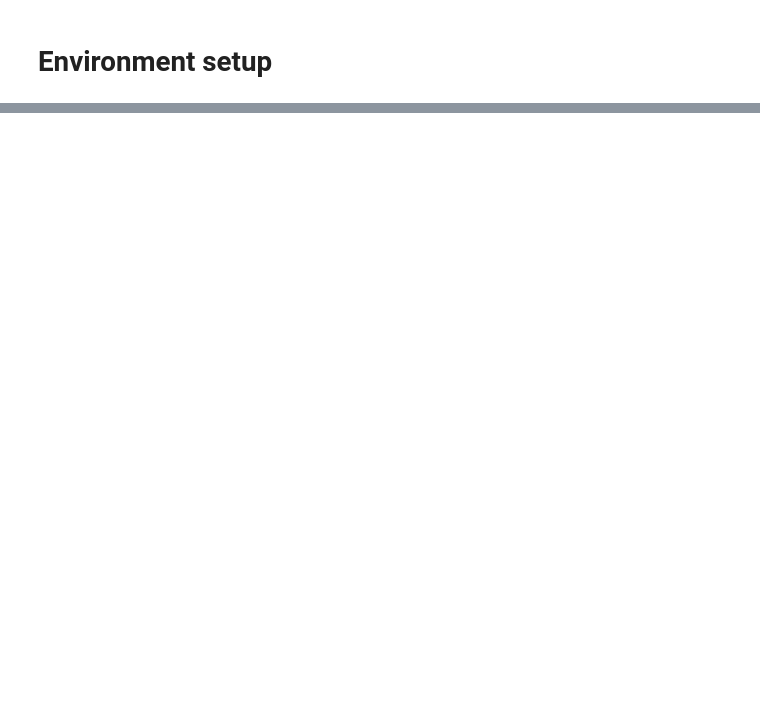
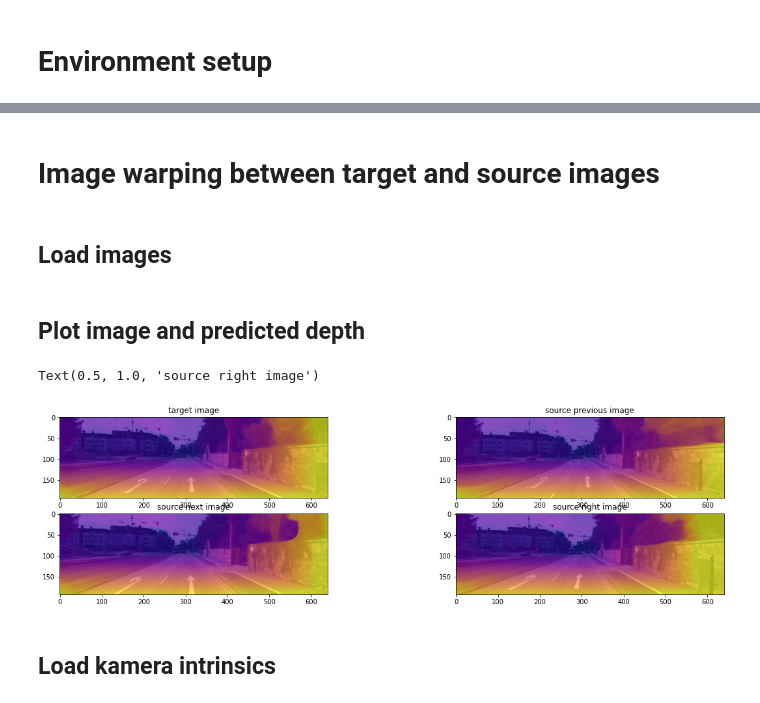
Before and after one commit to Willyzw/monodepth2, a Jupyter notebook: monodepth2_handson.ipynb, the cells around one changed output, grey strips where cells are left out. Drawn from its saved outputs; the diff is of its cells as text; code cells hidden in the pictures; blank space fills up the shorter version.

```diff
--- a/monodepth2_handson.ipynb
+++ b/monodepth2_handson.ipynb
@@ -43,0 +86,66 @@ Successfully installed torch-1.8.0+cu111 torchvision-0.9.0+cu111
+# %% [markdown]
+# Image warping between target and source images
+# %% [markdown]
+## Load images
+# %%
+def load_img(path):
+  img = pil.open(path).convert('RGB')
+  img_resized = img.resize((feed_width, feed_height), pil.LANCZOS)
+  img_torch = transforms.ToTensor()(img_resized).unsqueeze(0).cuda()
+  return img, img_resized, img_torch
+
+img_target, img_target_resized, img_target_torch = load_img("assets/kitti/0000000069.png")
+img_src_prev, img_src_prev_resized, img_src_prev_torch = load_img("assets/kitti/0000000068.png")
+img_src_next, img_src_next_resized, img_src_next_torch = load_img("assets/kitti/0000000070.png")
+img_src_right, img_src_right_resized, img_src_right_torch = load_img("assets/kitti/0000000069_r.png")
+
+original_width, original_height = img_target.size
+# %% [markdown]
+## Plot image and predicted depth
+# %%
+with torch.no_grad():
+    depth_features = depth_encoder(torch.cat([img_target_torch, img_src_prev_torch, img_src_next_torch, img_src_right_torch], 0))
+    outputs = depth_decoder(depth_features)
+    disp_target = outputs[("disp", 0)][0]
+    disp_src_prev = outputs[("disp", 0)][1]
+    disp_src_next = outputs[("disp", 0)][2]
+    disp_src_right = outputs[("disp", 0)][3]
+
+    pose_features = [pose_encoder(torch.cat([
+        torch.cat([img_src_prev_torch, img_target_torch], 1),
+    ]))]
+    axisangle, translation = pose_decoder(pose_features)
+    src_prev_T_target = transformation_from_parameters(axisangle[:, 0], translation[:, 0], invert=True)
+
+    pose_features = [pose_encoder(torch.cat([
+        torch.cat([img_target_torch, img_src_next_torch], 1),
+    ]))]
+    axisangle, translation = pose_decoder(pose_features)
+    src_next_T_target = transformation_from_parameters(axisangle[:, 0], translation[:, 0], invert=False)
+    torch.cuda.synchronize()
+
+disp_target_np = disp_target.squeeze().cpu().numpy()
+vmax = np.percentile(disp_target_np, 95)
+
+plt.figure(figsize=(20, 6))
+plt.subplot(221)
+plt.imshow(img_target_resized)
+plt.imshow(disp_target_np, cmap='plasma', vmax=vmax, alpha=0.7)
+plt.title('target image')
+plt.subplot(222)
+plt.imshow(img_src_prev_resized)
+plt.imshow(disp_src_prev.squeeze().cpu().numpy(), cmap='plasma', vmax=vmax, alpha=0.7)
+plt.title('source previous image')
+plt.subplot(223)
+plt.imshow(img_src_next_resized)
+plt.imshow(disp_src_next.squeeze().cpu().numpy(), cmap='plasma', vmax=vmax, alpha=0.7)
+plt.title('source next image')
+plt.subplot(224)
+plt.imshow(img_src_right_resized)
+plt.imshow(disp_src_right.squeeze().cpu().numpy(), cmap='plasma', vmax=vmax, alpha=0.7)
+plt.title('source right image')
+# %% [output]
+Text(0.5, 1.0, 'source right image')
+[figure, added]
+# %% [markdown]
+## Load kamera intrinsics
```
Also changed, not shown: parts of 14 cells of this notebook.
